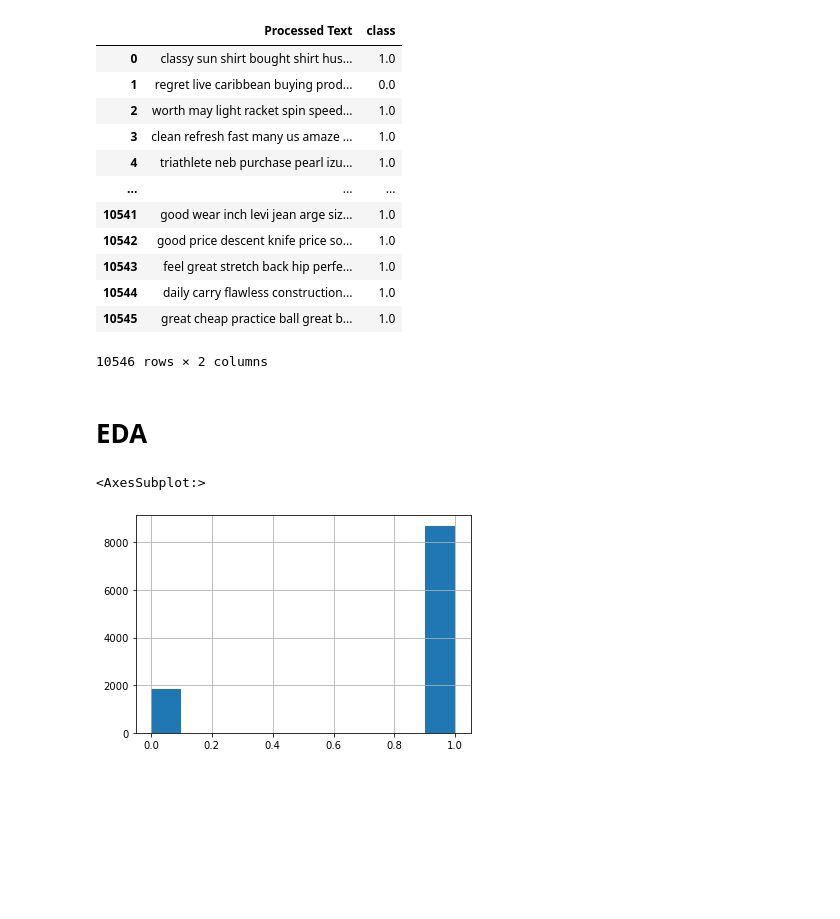
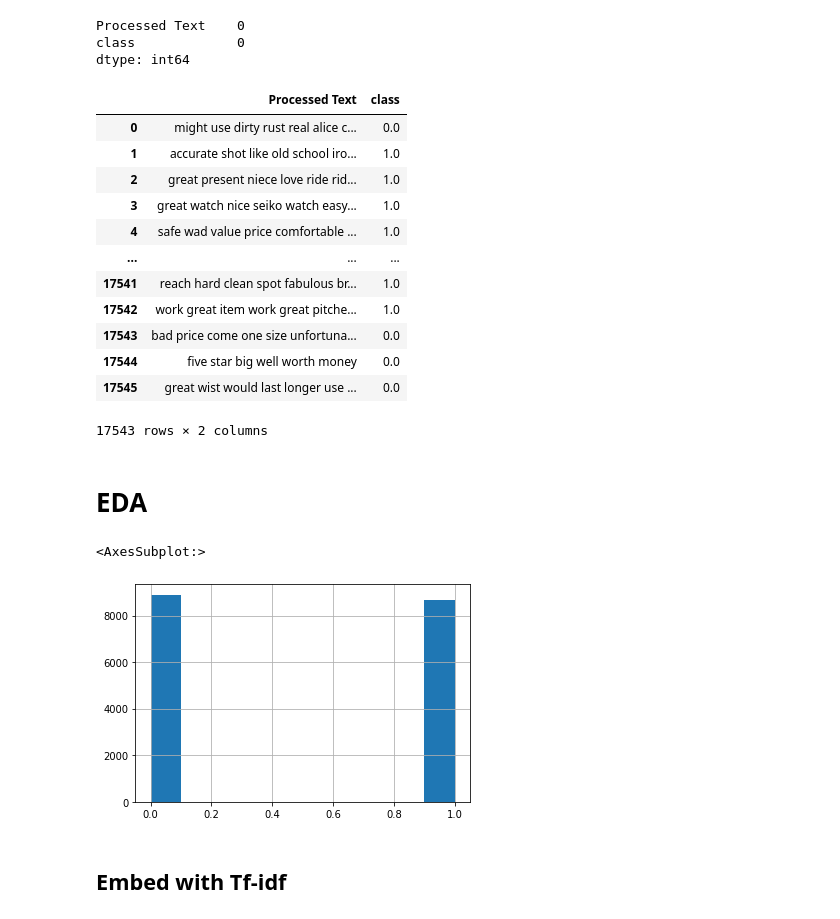
Before and after one commit to Markolinhio/ELEC-E5550-NLP-Project, a Jupyter notebook: notebooks/Exploration.ipynb, the cells around one changed output. Saved outputs shown, nothing was run; the diff lists cells and outputs as text; code cells hidden in the pictures; blank space fills up the shorter version.

Commit message:
New exploration and add text learner

```diff
--- a/notebooks/Exploration.ipynb
+++ b/notebooks/Exploration.ipynb
@@ -12,5 +19,5 @@ import os
 # %%
-path = Path('K:/Materials/Statistical Natural Language Processing/Project')
+path = Path('/home/khoa-ys/Projects/NLP Project')
 data_path = path/'data'
 os.listdir(data_path)
 # %% [output]
@@ -23,27 +39,34 @@ os.listdir(data_path)
 # %%
-data = pd.read_csv(data_path/'spam_sports.csv', index_col = 'Unnamed: 0')
+data = pd.read_csv(data_path/'spam_sports.csv')
+data = data.dropna()
+print(pd.isna(data).sum())
 data
 # %% [output]
+Processed Text    0
+class             0
+dtype: int64
 |  | Processed Text | class |
-| 0 | classy sun shirt bought shirt hus... | 1.0 |
-| 1 | regret live caribbean buying prod... | 0.0 |
-| 2 | worth may light racket spin speed... | 1.0 |
-| 3 | clean refresh fast many us amaze ... | 1.0 |
-| 4 | triathlete neb purchase pearl izu... | 1.0 |
+| 0 | might use dirty rust real alice c... | 0.0 |
+| 1 | accurate shot like old school iro... | 1.0 |
+| 2 | great present niece love ride rid... | 1.0 |
+| 3 | great watch nice seiko watch easy... | 1.0 |
+| 4 | safe wad value price comfortable ... | 1.0 |
 | ... | ... | ... |
-| 10541 | good wear inch levi jean arge siz... | 1.0 |
-| 10542 | good price descent knife price so... | 1.0 |
-| 10543 | feel great stretch back hip perfe... | 1.0 |
-| 10544 | daily carry flawless construction... | 1.0 |
-| 10545 | great cheap practice ball great b... | 1.0 |
+| 17541 | reach hard clean spot fabulous br... | 1.0 |
+| 17542 | work great item work great pitche... | 1.0 |
+| 17543 | bad price come one size unfortuna... | 0.0 |
+| 17544 | five star big well worth money | 0.0 |
+| 17545 | great wist would last longer use ... | 0.0 |
-10546 rows × 2 columns
+17543 rows × 2 columns
 # %% [markdown]
 # EDA
 # %%
 data['class'].hist()
 # %% [output]
 <AxesSubplot:>
-[figure, old version]
+[figure, new version]
+# %% [markdown]
+## Embed with Tf-idf
 # %%
 vectorizer = TfidfVectorizer(lowercase = True, ngram_range = (1, 2), min_df = 0.01, max_df = 0.95, norm = 'l2')
 tf_idf_matrix = vectorizer.fit_transform(data["Processed Text"])
```
Also changed, not shown: parts of 19 cells of this notebook, 3 other files.
